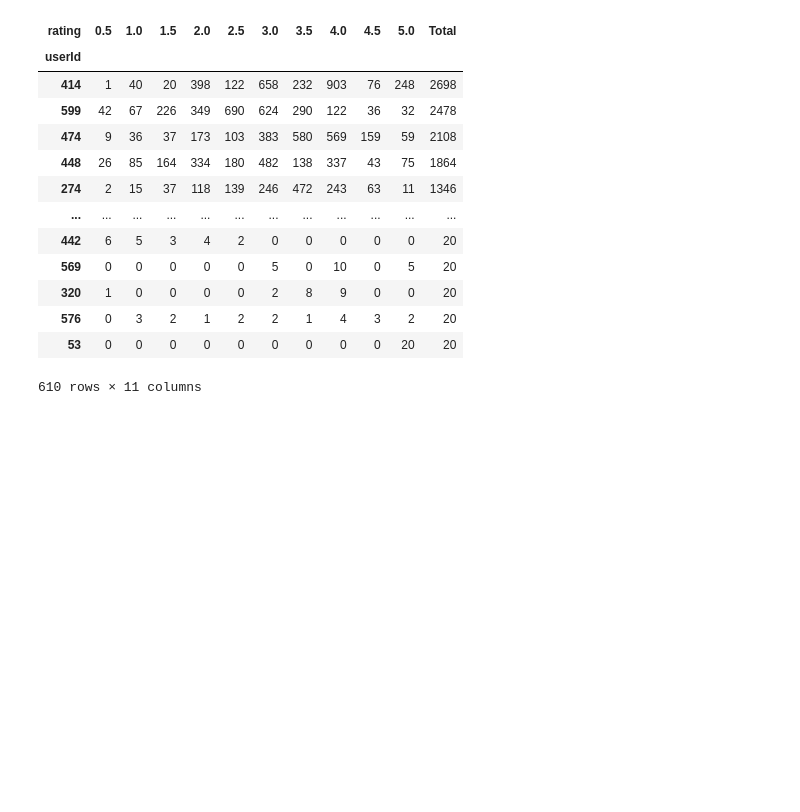
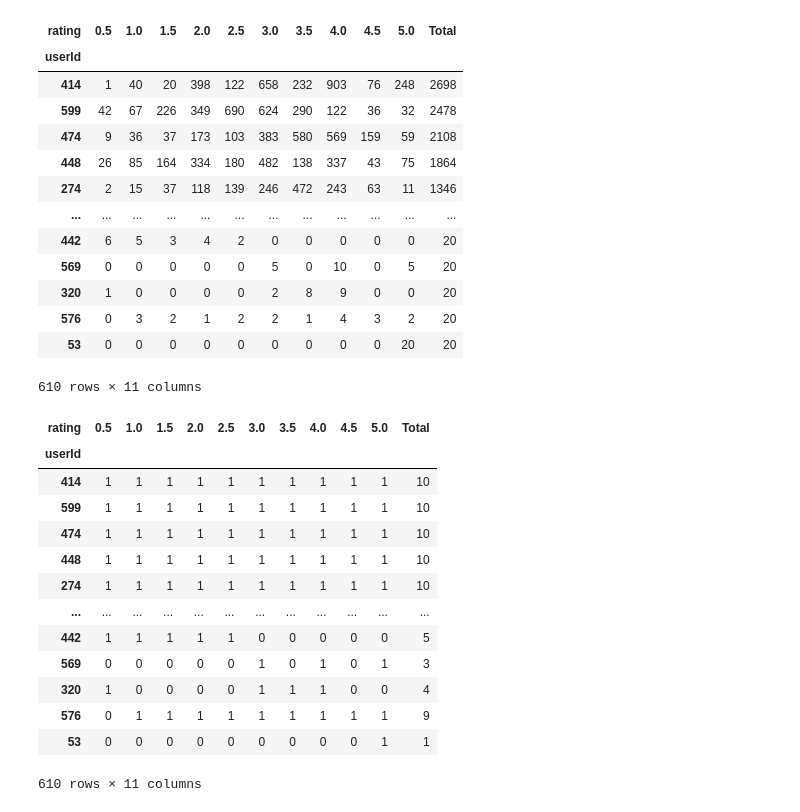
Before and after one commit to estebancardona1/ProyectoMarketing, a Jupyter notebook: b_exploracion_limpieza.ipynb, the cells around one changed output. Saved outputs shown, nothing was run; the diff lists cells and outputs as text; code cells hidden in the pictures; blank space fills up the shorter version.

```diff
--- a/b_exploracion_limpieza.ipynb
+++ b/b_exploracion_limpieza.ipynb
@@ -259,3 +414,27 @@ rating_counts
 | 576 | 0 | 3 | 2 | 1 | 2 | 2 | 1 | 4 | 3 | 2 | 20 |
 | 53 | 0 | 0 | 0 | 0 | 0 | 0 | 0 | 0 | 0 | 20 | 20 |
 610 rows × 11 columns
+# %%
+# Crear la nueva matriz binaria
+binary_matrix = (rating_counts.iloc[:, :-1] >= 1).astype(int)
+
+# Calcular la columna Total en la matriz binaria
+binary_matrix['Total'] = binary_matrix.sum(axis=1)
+
+# Mostrar la nueva matriz con Total
+binary_matrix
+# %% [output]
+| rating | 0.5 | 1.0 | 1.5 | 2.0 | 2.5 | 3.0 | 3.5 | 4.0 | 4.5 | 5.0 | Total |
+| userId |  |  |  |  |  |  |  |  |  |  |  |
+| 414 | 1 | 1 | 1 | 1 | 1 | 1 | 1 | 1 | 1 | 1 | 10 |
+| 599 | 1 | 1 | 1 | 1 | 1 | 1 | 1 | 1 | 1 | 1 | 10 |
+| 474 | 1 | 1 | 1 | 1 | 1 | 1 | 1 | 1 | 1 | 1 | 10 |
+| 448 | 1 | 1 | 1 | 1 | 1 | 1 | 1 | 1 | 1 | 1 | 10 |
+| 274 | 1 | 1 | 1 | 1 | 1 | 1 | 1 | 1 | 1 | 1 | 10 |
+| ... | ... | ... | ... | ... | ... | ... | ... | ... | ... | ... | ... |
+| 442 | 1 | 1 | 1 | 1 | 1 | 0 | 0 | 0 | 0 | 0 | 5 |
+| 569 | 0 | 0 | 0 | 0 | 0 | 1 | 0 | 1 | 0 | 1 | 3 |
+| 320 | 1 | 0 | 0 | 0 | 0 | 1 | 1 | 1 | 0 | 0 | 4 |
+| 576 | 0 | 1 | 1 | 1 | 1 | 1 | 1 | 1 | 1 | 1 | 9 |
+| 53 | 0 | 0 | 0 | 0 | 0 | 0 | 0 | 0 | 0 | 1 | 1 |
+610 rows × 11 columns
```
Also changed, not shown: parts of 14 cells of this notebook, 2 other files.
